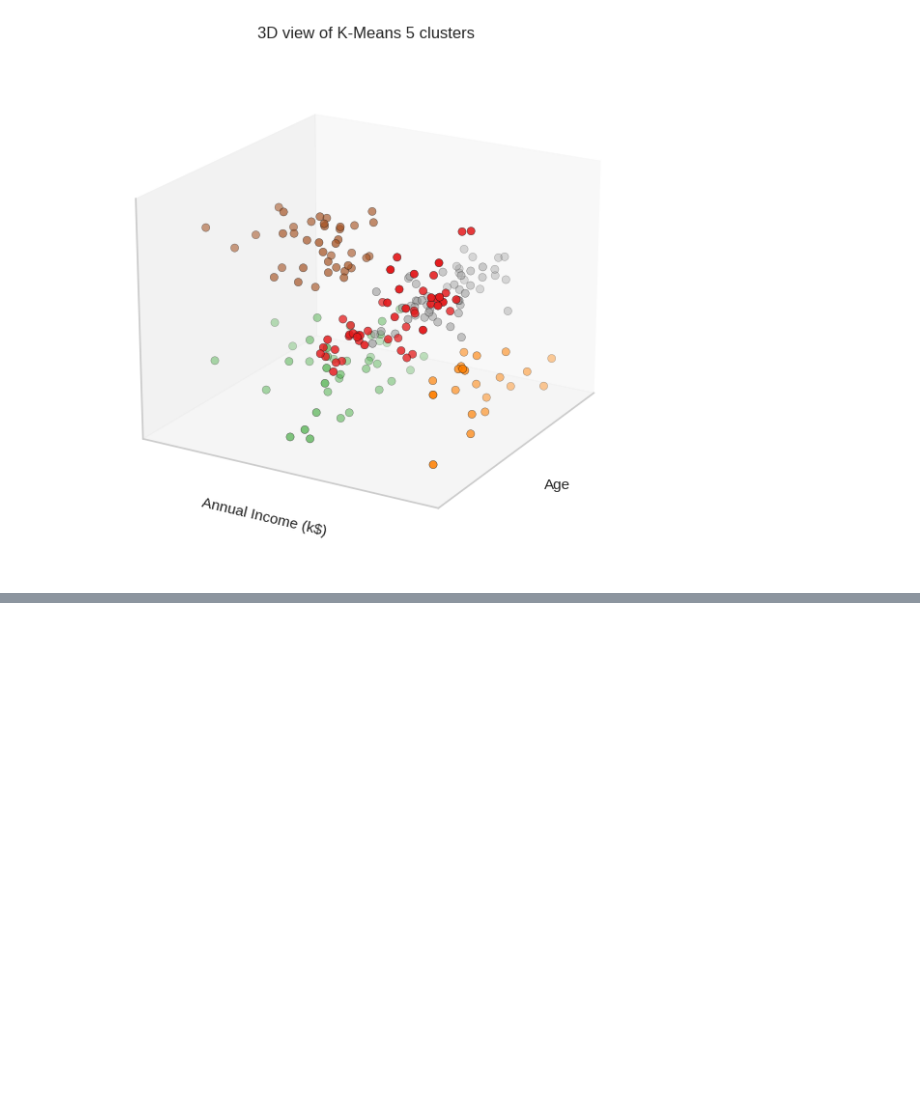
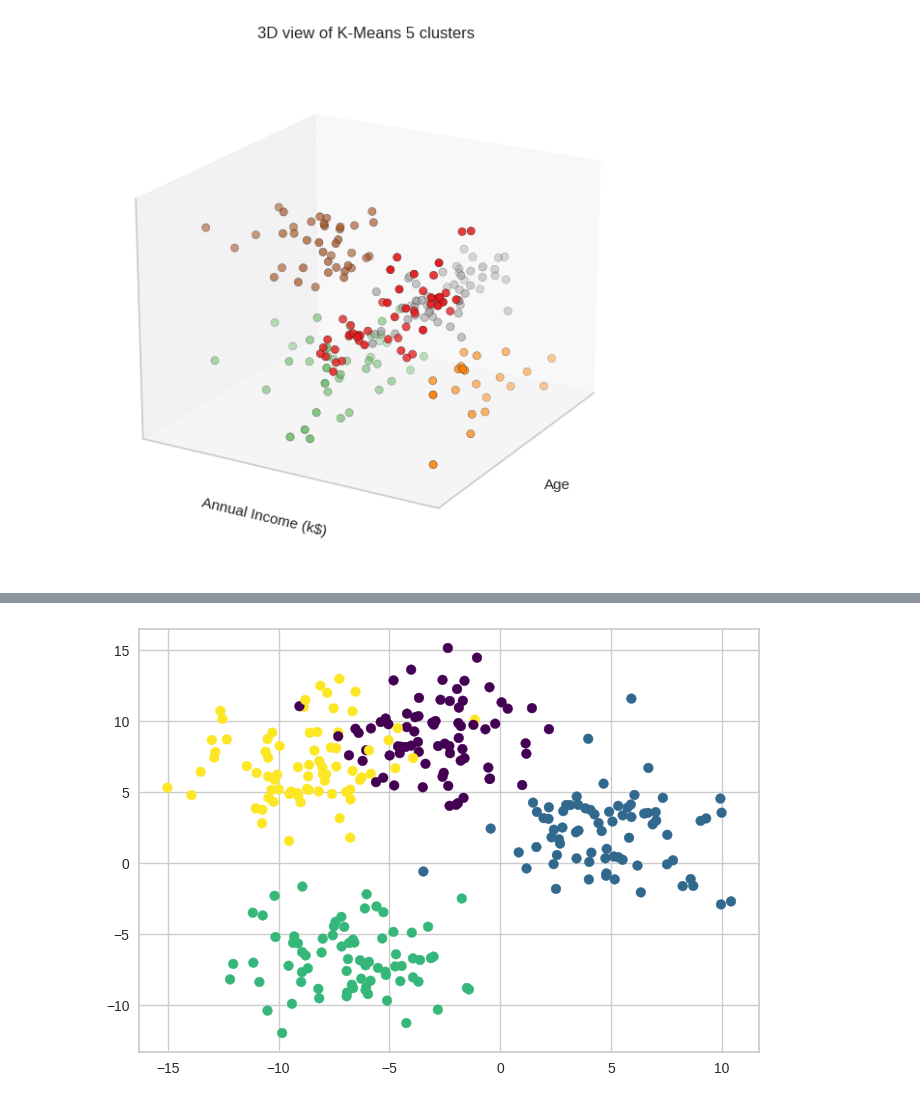
Before and after one commit to leekyuyoung-ai/AI, a Jupyter notebook: 2_4_군집,_DBSCAN.ipynb, the cells around one changed output, grey strips where cells are left out. Drawn from its saved outputs; the diff is of its cells as text; code cells hidden in the pictures; blank space fills up the shorter version.

```diff
--- a/2_4_군집,_DBSCAN.ipynb
+++ b/2_4_군집,_DBSCAN.ipynb
@@ -206,0 +212,8 @@ plt.show()
+# %%
+# 학습용 데이터 시각화
+plt.scatter(data[:,0], data[:,1],
+            c=labels,
+            cmap='viridis')
+plt.show()
+# %% [output]
+[figure, added]
```
Also changed, not shown: parts of 5 cells of this notebook, 1 other file.
